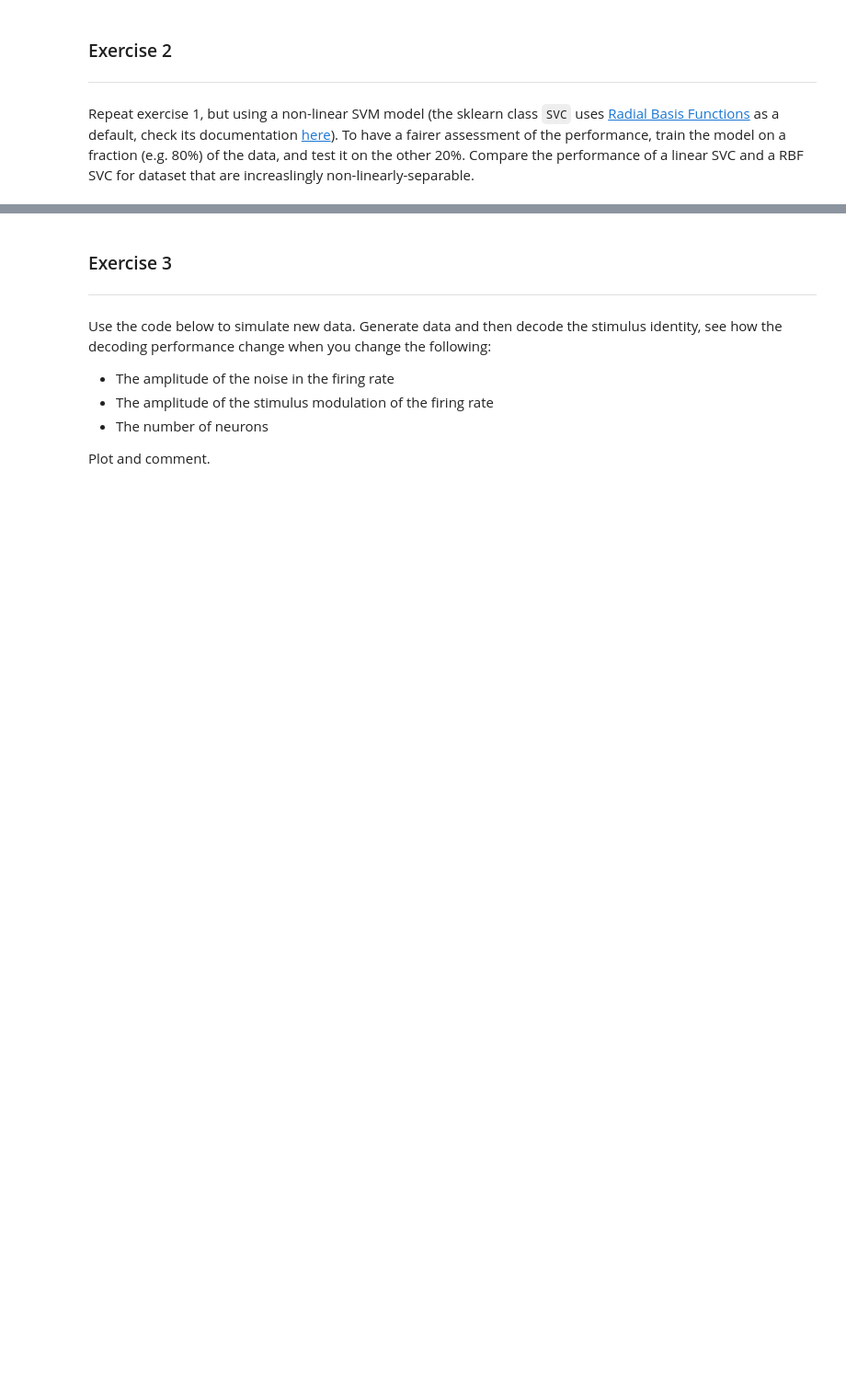
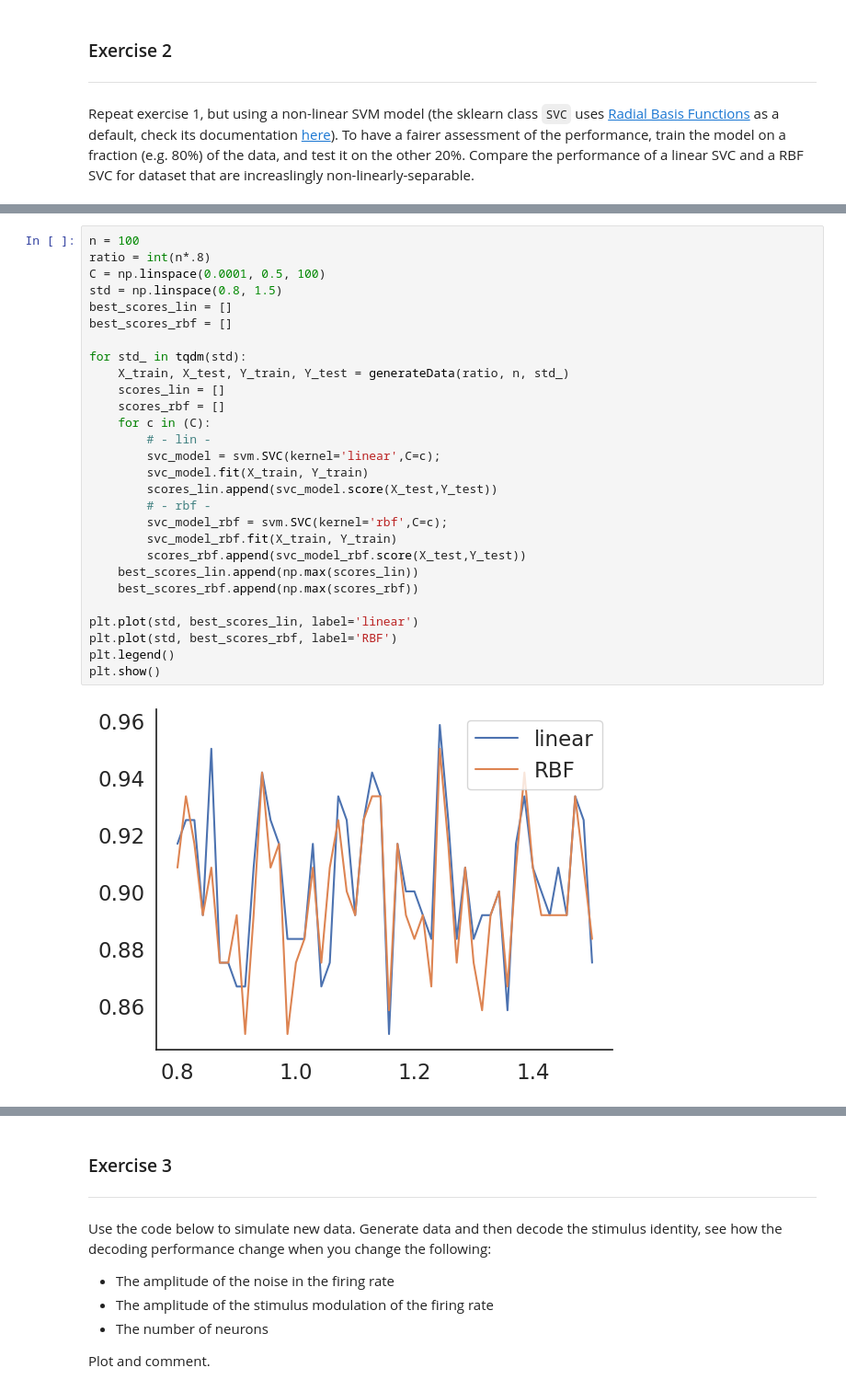
Before and after one commit to TSchwierz/NeuroAnalysis, a Jupyter notebook: SVMexercise.ipynb, the cells around one changed output, grey strips where cells are left out. Shown: that part at 92% size. Drawn from its saved outputs; the diff is of its cells as text; blank space fills up the shorter version.

```diff
--- a/SVMexercise.ipynb
+++ b/SVMexercise.ipynb
@@ -54,0 +87,30 @@ Compare the performance of a linear SVC and a RBF SVC for dataset that are incre
+# %%
+n = 100
+ratio = int(n*.8)
+C = np.linspace(0.0001, 0.5, 100)
+std = np.linspace(0.8, 1.5)
+best_scores_lin = []
+best_scores_rbf = []
+
+for std_ in tqdm(std):
+    X_train, X_test, Y_train, Y_test = generateData(ratio, n, std_)
+    scores_lin = []
+    scores_rbf = []
+    for c in (C):
+        # - lin -
+        svc_model = svm.SVC(kernel='linear',C=c);
+        svc_model.fit(X_train, Y_train)
+        scores_lin.append(svc_model.score(X_test,Y_test))
+        # - rbf -
+        svc_model_rbf = svm.SVC(kernel='rbf',C=c);
+        svc_model_rbf.fit(X_train, Y_train)
+        scores_rbf.append(svc_model_rbf.score(X_test,Y_test))
+    best_scores_lin.append(np.max(scores_lin))
+    best_scores_rbf.append(np.max(scores_rbf))
+
+plt.plot(std, best_scores_lin, label='linear')
+plt.plot(std, best_scores_rbf, label='RBF')
+plt.legend()
+plt.show()
+# %% [output]
+[figure, added]
```
Also changed, not shown: parts of 6 cells of this notebook, 1 other file.
